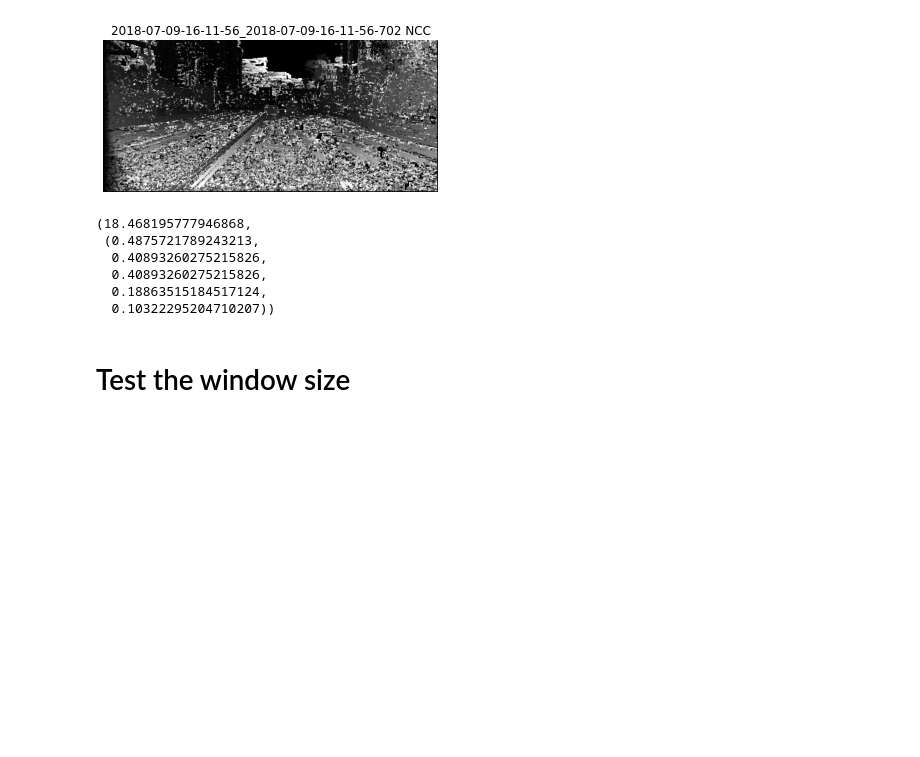
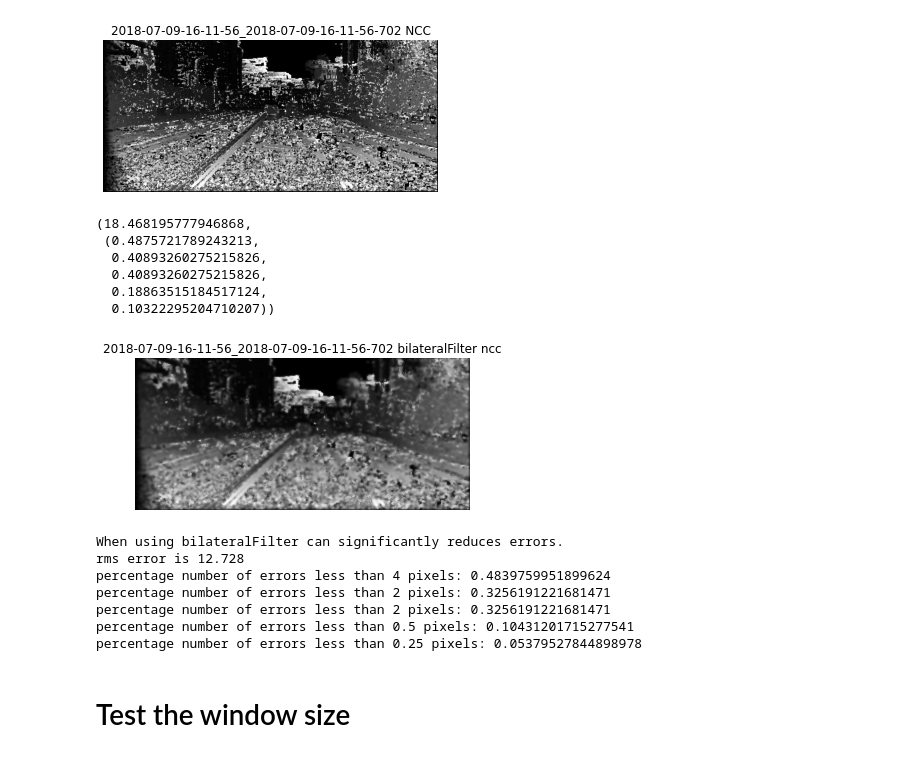
Before and after one commit to R-HUA/COMP90086-Computer-Vision, a Jupyter notebook: COMP90086.ipynb, the cells around one changed output. Drawn from its saved outputs; the diff is of its cells as text; code cells hidden in the pictures; blank space fills up the shorter version.

```diff
--- a/COMP90086.ipynb
+++ b/COMP90086.ipynb
@@ -193,6 +193,34 @@ errors(ground_truth[img_name]/256,d_ncc)
   0.40893260275215826,
   0.18863515184517124,
   0.10322295204710207))
+# %%
+img_name = "2018-07-09-16-11-56_2018-07-09-16-11-56-702"
+d_ncc = cv2.imread("ncc.png",cv2.IMREAD_GRAYSCALE)
+x = cv2.bilateralFilter(d_ncc,11,35,35)
+plt.imshow(x, cmap='gray')
+plt.title(img_name + " bilateralFilter ncc")
+plt.axis('off')
+
+plt.show()
+
+rms,errorlessthan = errors(ground_truth[img_name]/256,x)
+
+print("When using bilateralFilter can significantly reduces errors.")
+print("rms error is %.3f"%rms)
+print("percentage number of errors less than 4 pixels:",errorlessthan[0])
+print("percentage number of errors less than 2 pixels:",errorlessthan[1])
+print("percentage number of errors less than 2 pixels:",errorlessthan[2])
+print("percentage number of errors less than 0.5 pixels:",errorlessthan[3])
+print("percentage number of errors less than 0.25 pixels:",errorlessthan[4])
+# %% [output]
+[figure, added]
+When using bilateralFilter can significantly reduces errors.
+rms error is 12.728
+percentage number of errors less than 4 pixels: 0.4839759951899624
+percentage number of errors less than 2 pixels: 0.3256191221681471
+percentage number of errors less than 2 pixels: 0.3256191221681471
+percentage number of errors less than 0.5 pixels: 0.10431201715277541
+percentage number of errors less than 0.25 pixels: 0.05379527844898978
 # %% [markdown]
 # Test the window size
 # %%
```
Also changed, not shown: parts of 1 cell of this notebook.
